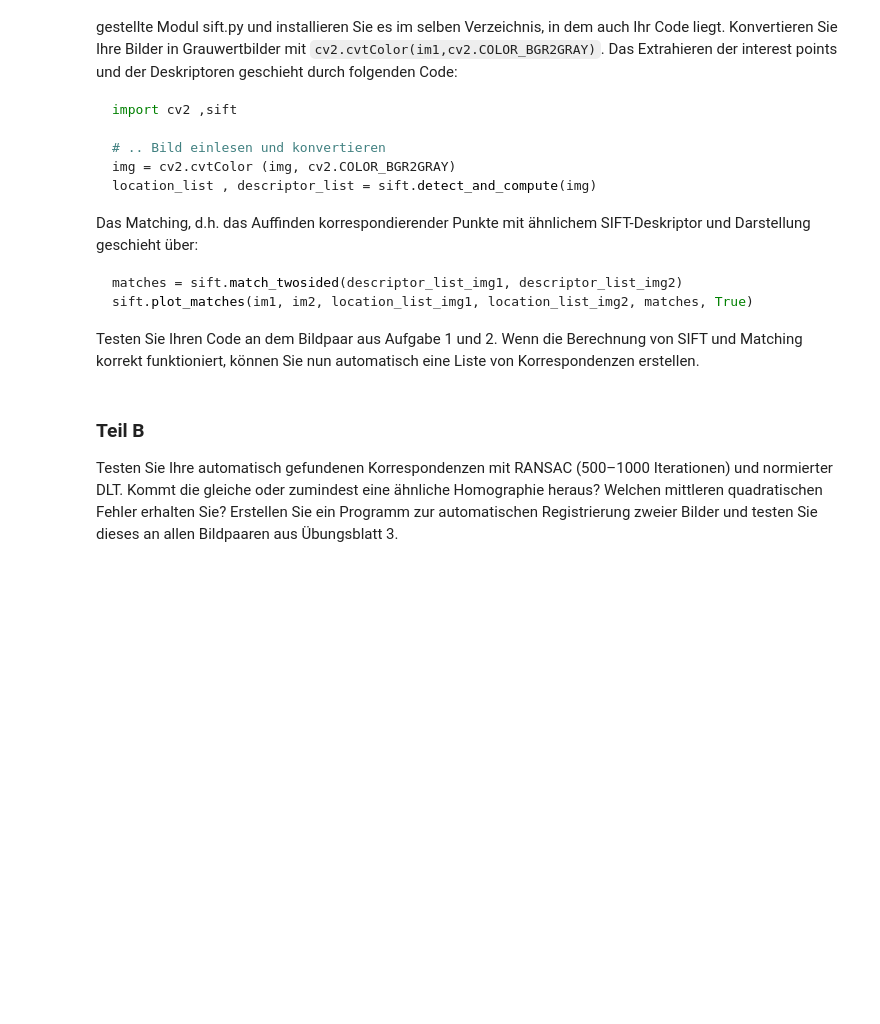
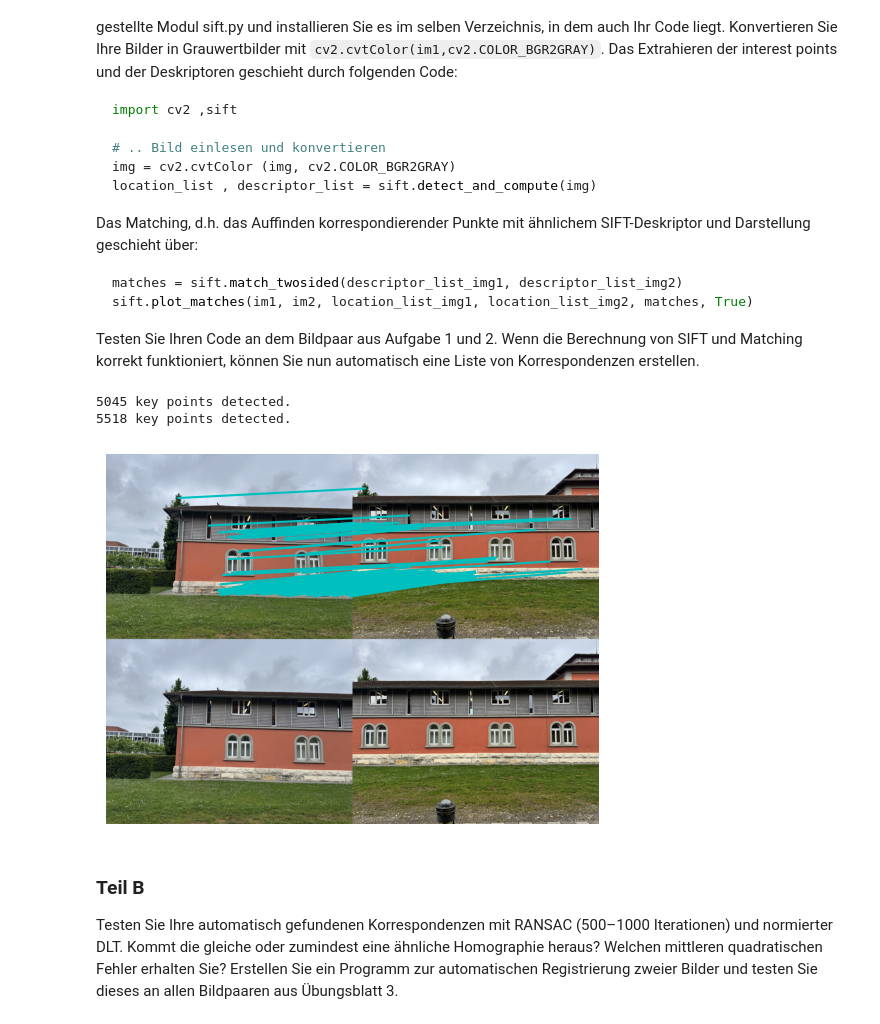
Before and after one commit to LordOfReinkeness/Computer_Vision_SoSe25, a Jupyter notebook: 04_RANSAC.ipynb, the cells around one changed output. Cells and saved outputs as stored; diff of their text form; code cells hidden in the pictures; blank space fills up the shorter version.

````diff
--- a/04_RANSAC.ipynb
+++ b/04_RANSAC.ipynb
@@ -42,6 +251,21 @@ sift.plot_matches(im1, im2, location_list_img1, location_list_img2, matches, Tru
 ```
 
 Testen Sie Ihren Code an dem Bildpaar aus Aufgabe 1 und 2. Wenn die Berechnung von SIFT und Matching korrekt funktioniert, können Sie nun automatisch eine Liste von Korrespondenzen erstellen.
+# %%
+import scripts.sift as sift
+
+img1_grey = cv2.cvtColor(images[0], cv2.COLOR_BGR2GRAY)
+img1_location_list, img1_descriptor_list = sift.detect_and_compute(img1_grey)
+
+img2_grey = cv2.cvtColor(images[1], cv2.COLOR_BGR2GRAY)
+img2_location_list, img2_descriptor_list = sift.detect_and_compute(img2_grey)
+
+matches = sift.match_twosided(img1_descriptor_list, img2_descriptor_list)
+sift.plot_matches(images[0], images[1], img1_location_list, img2_location_list, matches, True)
+# %% [output]
+5045 key points detected.
+5518 key points detected.
+[figure, added]
 # %% [markdown]
 ### Teil B
 Testen Sie Ihre automatisch gefundenen Korrespondenzen mit RANSAC (500–1000 Iterationen) und normierter DLT. Kommt die gleiche oder zumindest eine ähnliche Homographie heraus? Welchen mittleren quadratischen Fehler erhalten Sie? Erstellen Sie ein Programm
````
Also changed, not shown: parts of 16 cells of this notebook, 17 other files.
